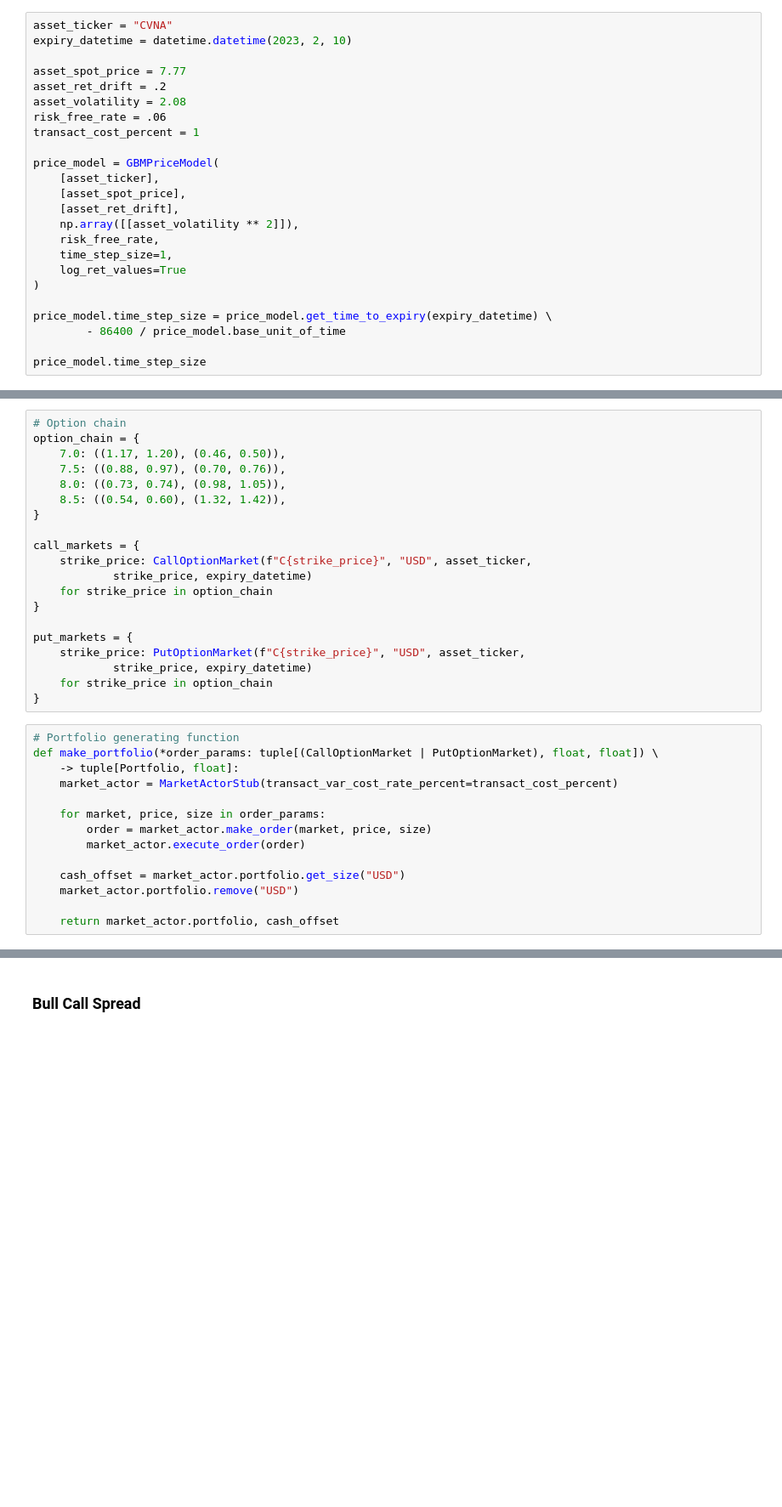
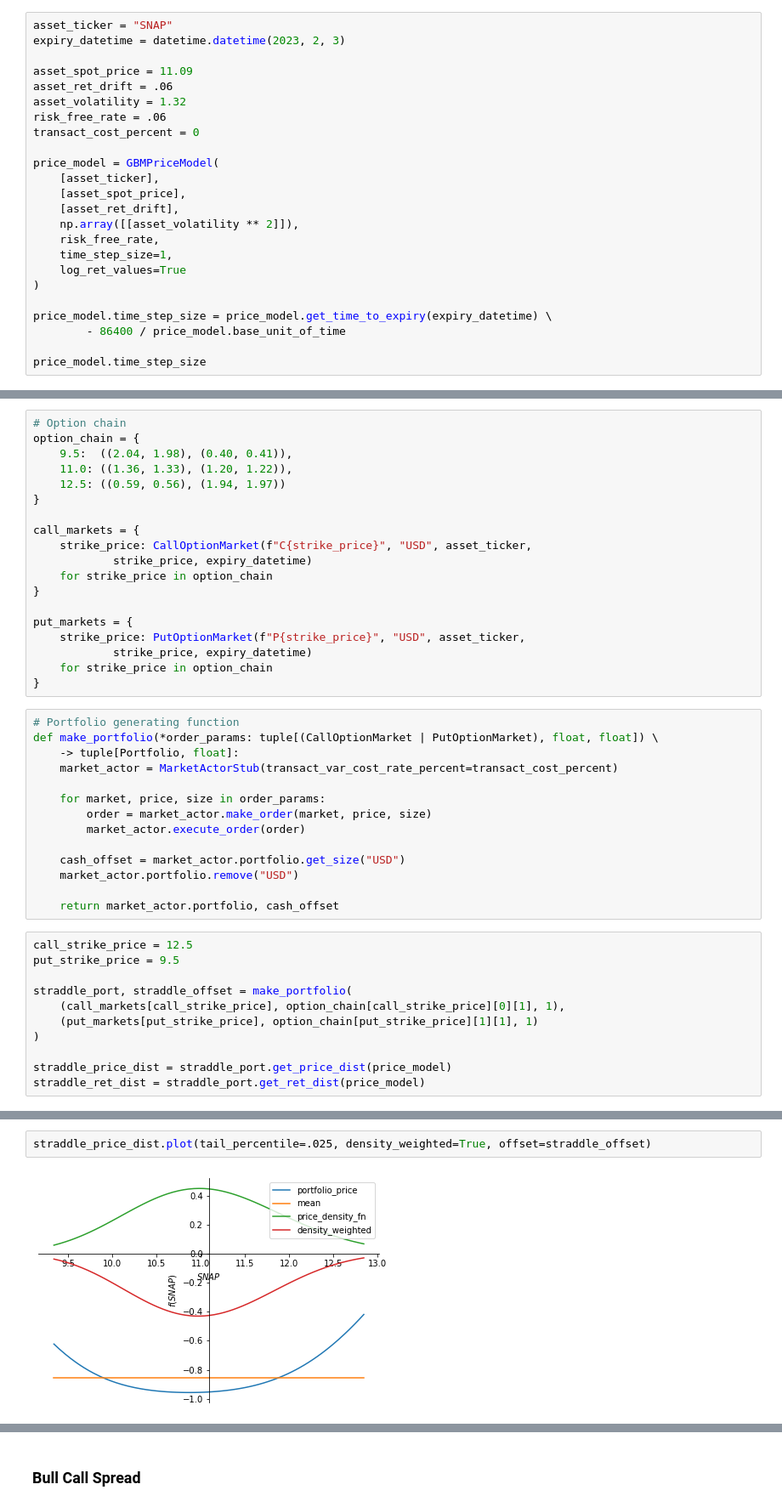
Before and after one commit to Jacob-Pang/Trading, a Jupyter notebook: documentation/examples/options_payoff.ipynb, the cells around one changed output, grey strips where cells are left out. Shown: that part at 85% size. Saved outputs shown, nothing was run; the diff lists cells and outputs as text; blank space fills up the shorter version.

```diff
--- a/documentation/examples/options_payoff.ipynb
+++ b/documentation/examples/options_payoff.ipynb
@@ -18,14 +18,14 @@ from src.portfolio import Portfolio
 # %%
 %matplotlib inline
 # %%
-asset_ticker = "CVNA"
-expiry_datetime = datetime.datetime(2023, 2, 10)
+asset_ticker = "SNAP"
+expiry_datetime = datetime.datetime(2023, 2, 3)
 
-asset_spot_price = 7.77
-asset_ret_drift = .2
-asset_volatility = 2.08
+asset_spot_price = 11.09
+asset_ret_drift = .06
+asset_volatility = 1.32
 risk_free_rate = .06
-transact_cost_percent = 1
+transact_cost_percent = 0
 
 price_model = GBMPriceModel(
     [asset_ticker],
@@ -46,10 +46,9 @@ price_model.time_step_size
 # %%
 # Option chain
 option_chain = {
-    7.0: ((1.17, 1.20), (0.46, 0.50)),
-    7.5: ((0.88, 0.97), (0.70, 0.76)),
-    8.0: ((0.73, 0.74), (0.98, 1.05)),
-    8.5: ((0.54, 0.60), (1.32, 1.42)),
+    9.5:  ((2.04, 1.98), (0.40, 0.41)),
+    11.0: ((1.36, 1.33), (1.20, 1.22)),
+    12.5: ((0.59, 0.56), (1.94, 1.97))
 }
 
 call_markets = {
@@ -59,7 +58,7 @@ call_markets = {
 }
 
 put_markets = {
-    strike_price: PutOptionMarket(f"C{strike_price}", "USD", asset_ticker,
+    strike_price: PutOptionMarket(f"P{strike_price}", "USD", asset_ticker,
             strike_price, expiry_datetime)
     for strike_price in option_chain
 }
@@ -77,3 +76,14 @@ def make_portfolio(*order_params: tuple[(CallOptionMarket | PutOptionMarket), fl
     market_actor.portfolio.remove("USD")
 
     return market_actor.portfolio, cash_offset
+# %%
+call_strike_price = 12.5
+put_strike_price = 9.5
+
+straddle_port, straddle_offset = make_portfolio(
+    (call_markets[call_strike_price], option_chain[call_strike_price][0][1], 1),
+    (put_markets[put_strike_price], option_chain[put_strike_price][1][1], 1)
+)
+
+straddle_price_dist = straddle_port.get_price_dist(price_model)
+straddle_ret_dist = straddle_port.get_ret_dist(price_model)
@@ -79,0 +95,4 @@ def make_portfolio(*order_params: tuple[(CallOptionMarket | PutOptionMarket), fl
+# %%
+straddle_price_dist.plot(tail_percentile=.025, density_weighted=True, offset=straddle_offset)
+# %% [output]
+[figure, added]
```
Also changed, not shown: parts of 7 cells of this notebook, 14 other files.
